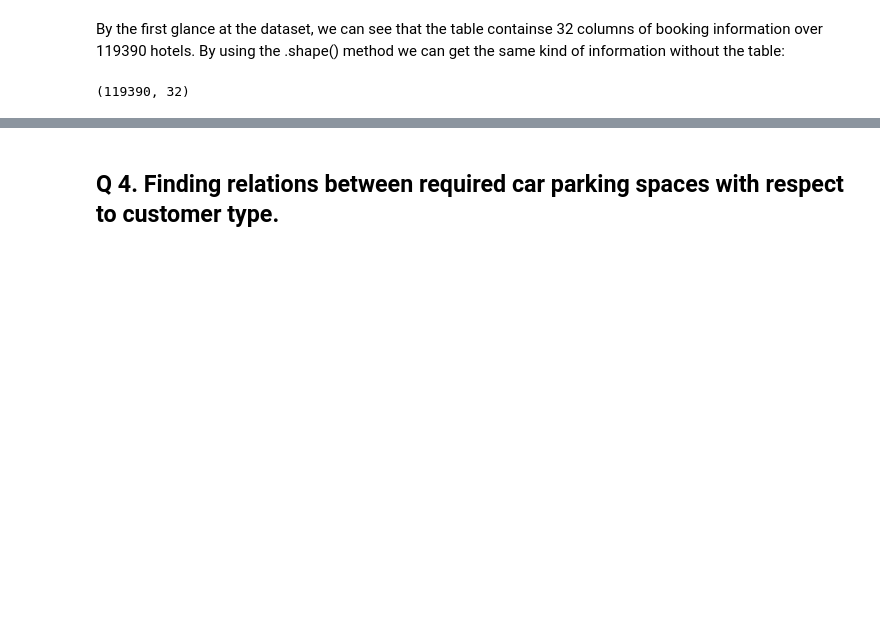
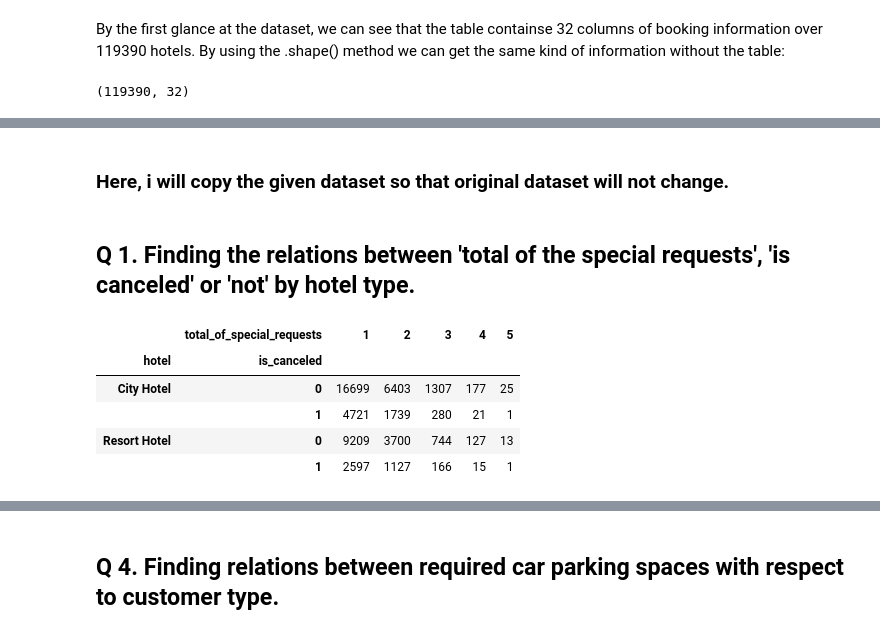
Before and after one commit to Ishansingh438/EDA-Hotel-Booking-Analysis-project, a Jupyter notebook: Ishan_Singh_Hotel_Booking_Analysis_Capstone_Project.ipynb, the cells around one changed output, grey strips where cells are left out. Cells and saved outputs as stored; diff of their text form; code cells hidden in the pictures; blank space fills up the shorter version.

```diff
--- a/Ishan_Singh_Hotel_Booking_Analysis_Capstone_Project.ipynb
+++ b/Ishan_Singh_Hotel_Booking_Analysis_Capstone_Project.ipynb
@@ -432,0 +123,2 @@ Name: meal, dtype: int64
+# %% [markdown]
+### Here, i will copy the given dataset so that original dataset will not change.
@@ -432,0 +128,12 @@ Name: meal, dtype: int64
+# %% [markdown]
+## Q 1. Finding the relations between 'total of the special requests', 'is canceled' or 'not' by hotel type.
+# %%
+special_requests = hotel_df_2.groupby(['hotel', 'is_canceled','total_of_special_requests'])['is_canceled'].count().unstack()
+special_requests
+# %% [output]
+|  | total_of_special_requests | 1 | 2 | 3 | 4 | 5 |
+| hotel | is_canceled |  |  |  |  |  |
+| City Hotel | 0 | 16699 | 6403 | 1307 | 177 | 25 |
+|  | 1 | 4721 | 1739 | 280 | 21 | 1 |
+| Resort Hotel | 0 | 9209 | 3700 | 744 | 127 | 13 |
+|  | 1 | 2597 | 1127 | 166 | 15 | 1 |
```
Also changed, not shown: parts of 62 cells of this notebook.
